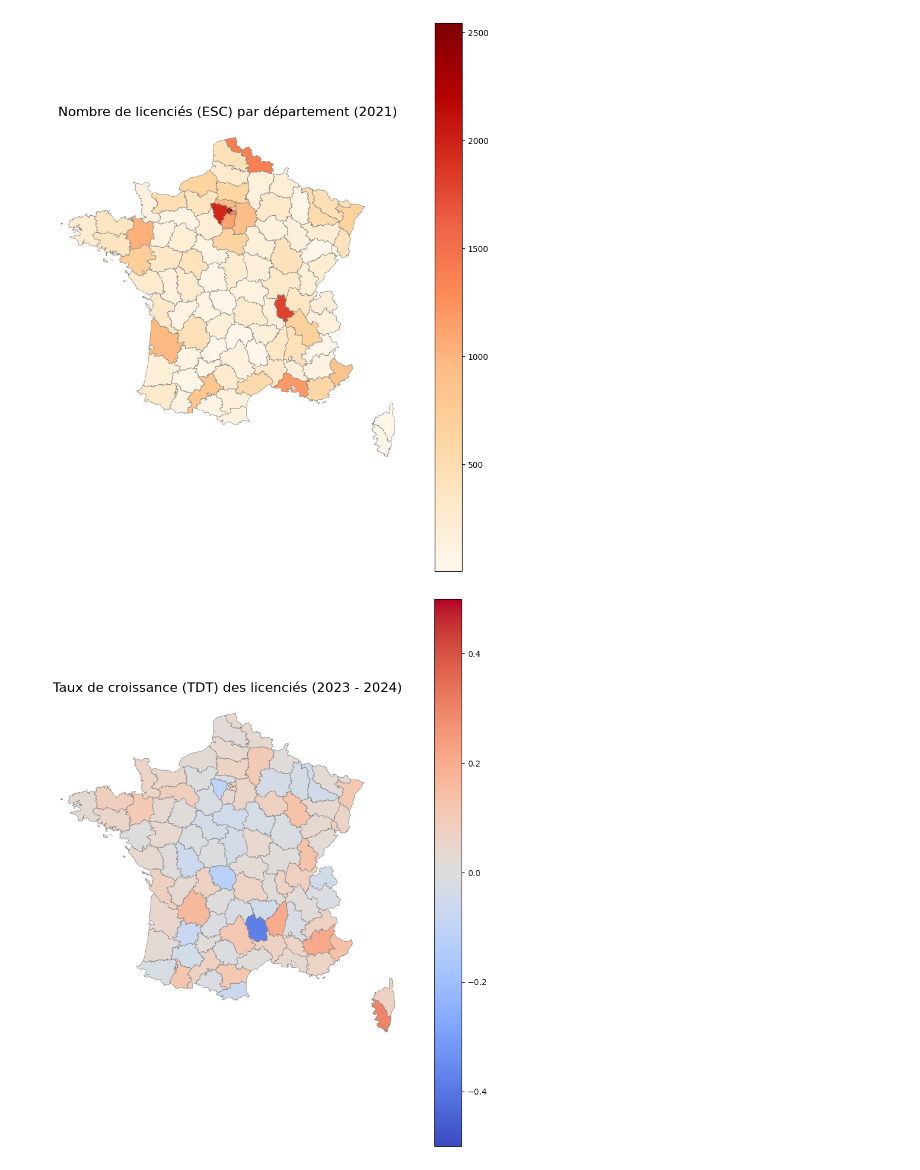
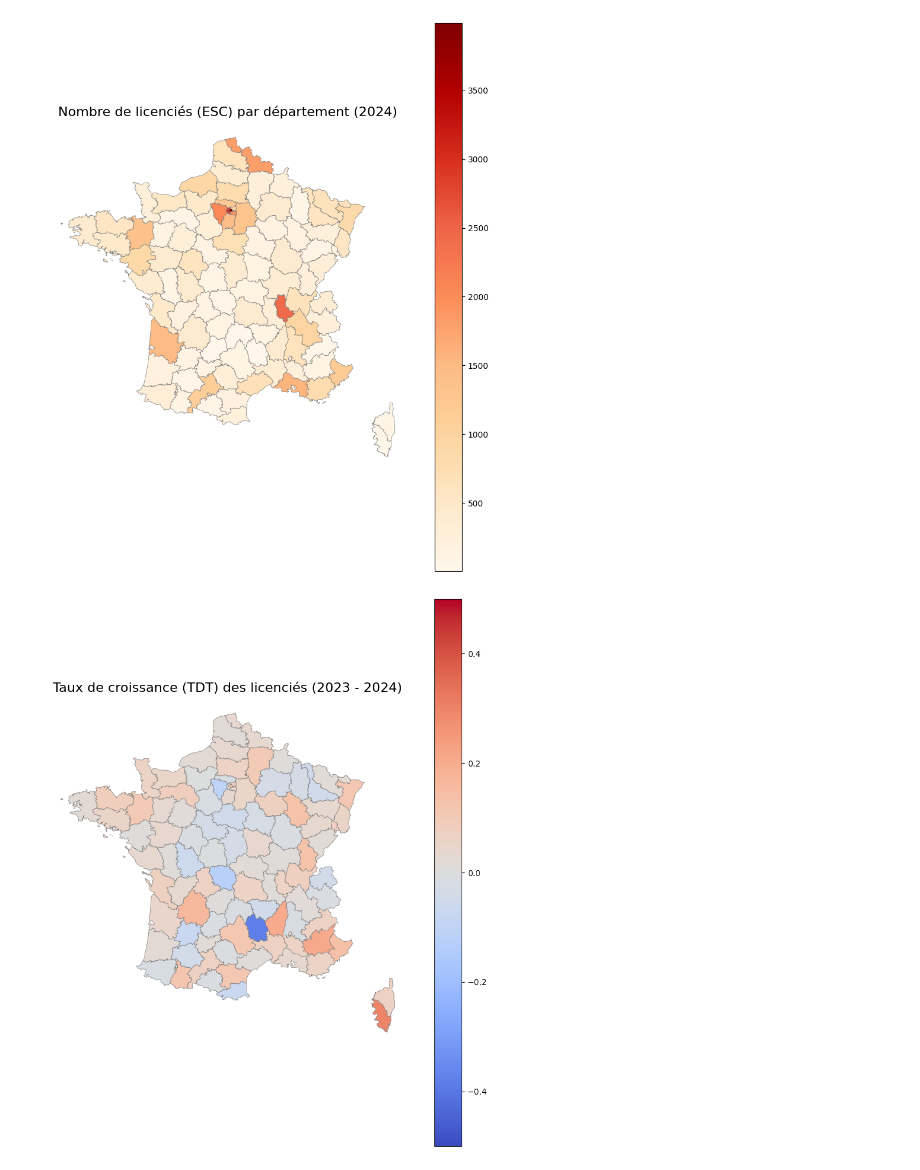
Before and after one commit to oldblindmole/Projet_Python_Data_Science_JO, a Jupyter notebook: cartes.ipynb, the cells around one changed output. Cells and saved outputs as stored; diff of their text form; code cells hidden in the pictures.

```diff
--- a/cartes.ipynb
+++ b/cartes.ipynb
@@ -55,9 +55,9 @@ def plot_licences(annee, sport='all', title=None):
     ax.set_axis_off()
     plt.show()
 # %%
-plot_licences(2021, sport='ESC')
+plot_licences(2024, sport='ESC')
 # %% [output]
-[figure, old version]
+[figure, new version]
 # %%
 def plot_evolution(annee1, annee2, sport='all', title=None):
 
```
Also changed, not shown: parts of 1 cell of this notebook.
